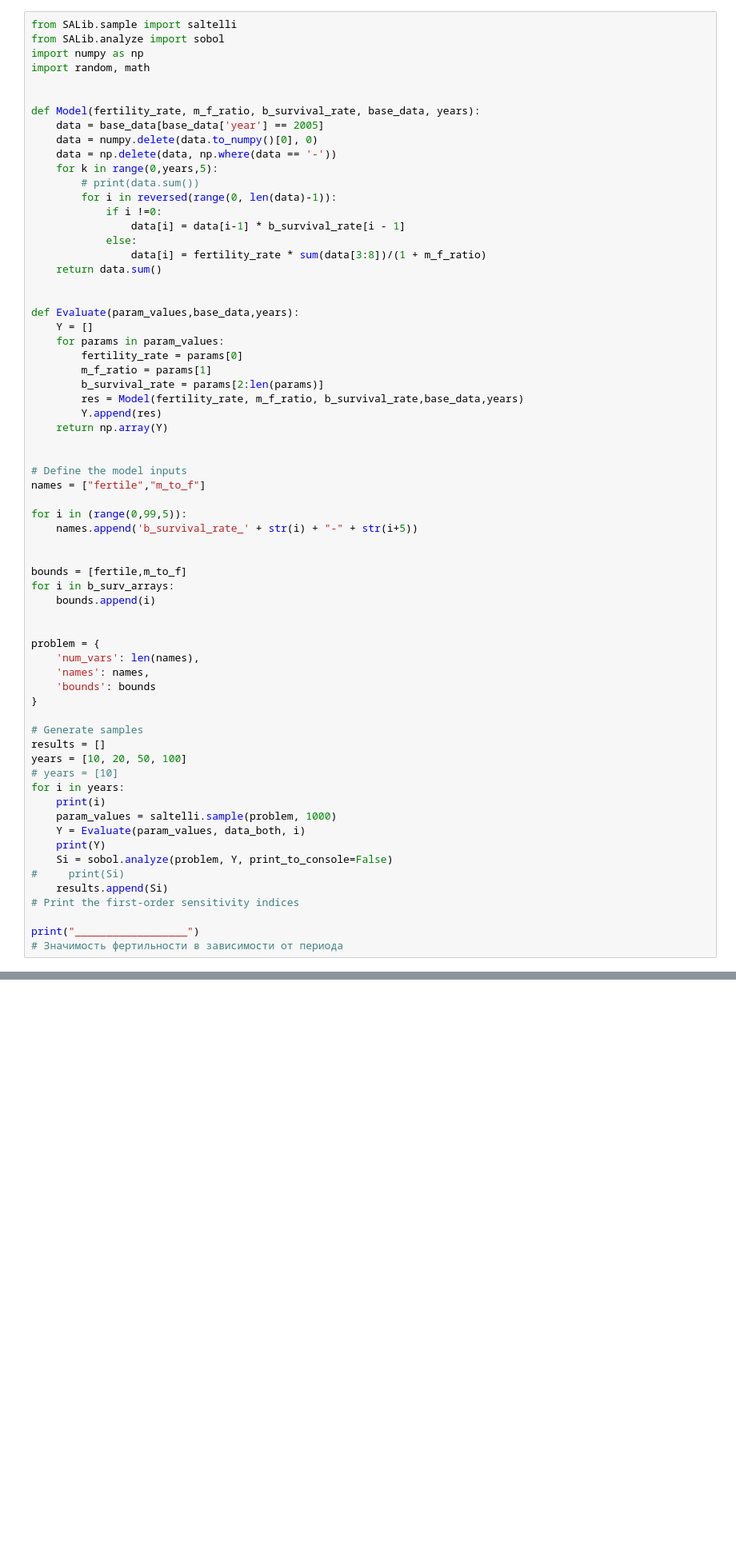
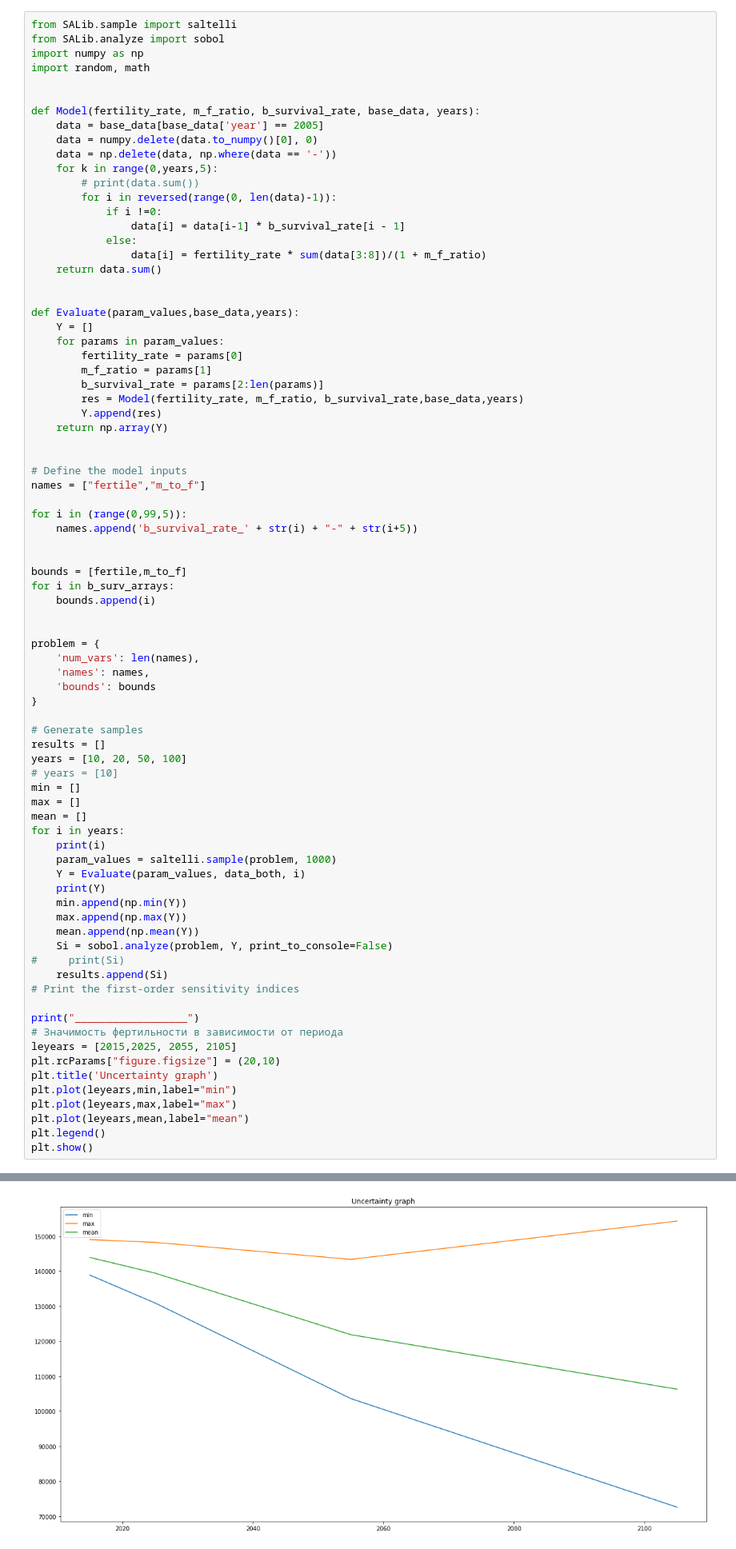
Before and after one commit to Bowlx/pythonIMLabs, a Jupyter notebook: 2lab.ipynb, the cells around one changed output, grey strips where cells are left out. Shown at 80% size. Drawn from its saved outputs; the diff is of its cells as text; blank space fills up the shorter version.

```diff
--- a/2lab.ipynb
+++ b/2lab.ipynb
@@ -197,31 +197,46 @@ problem = {
 # Generate samples
 results = []
 years = [10, 20, 50, 100]
 # years = [10]
+min = []
+max = []
+mean = []
 for i in years:
     print(i)
     param_values = saltelli.sample(problem, 1000)
     Y = Evaluate(param_values, data_both, i)
     print(Y)
+    min.append(np.min(Y))
+    max.append(np.max(Y))
+    mean.append(np.mean(Y))
     Si = sobol.analyze(problem, Y, print_to_console=False)
 #     print(Si)
     results.append(Si)
 # Print the first-order sensitivity indices
 
 print("__________________")
 # Значимость фертильности в зависимости от периода
+leyears = [2015,2025, 2055, 2105]
+plt.rcParams["figure.figsize"] = (20,10)
+plt.title('Uncertainty graph')
+plt.plot(leyears,min,label="min")
+plt.plot(leyears,max,label="max")
+plt.plot(leyears,mean,label="mean")
+plt.legend()
+plt.show()
 # %% [output]
 10
 [141592.65544371 143915.40199056 141452.46849421 ... 145925.16219072
  145925.03328032 145925.03328032]
 20
 [135451.63391875 139968.9754265  135180.72165259 ... 143610.41368818
  143610.15865787 143610.15865787]
 50
 [113945.55464294 129337.29794958 113065.42458248 ... 131610.79704957
  131610.47769292 131610.47769292]
 100
 [ 91579.98423185 130351.52944088  89574.36466585 ... 126283.15769169
  126282.89896887 126282.89896887]
 __________________
+[figure, added]
 # %%
```
Also changed, not shown: parts of 1 cell of this notebook, 3 other files.
